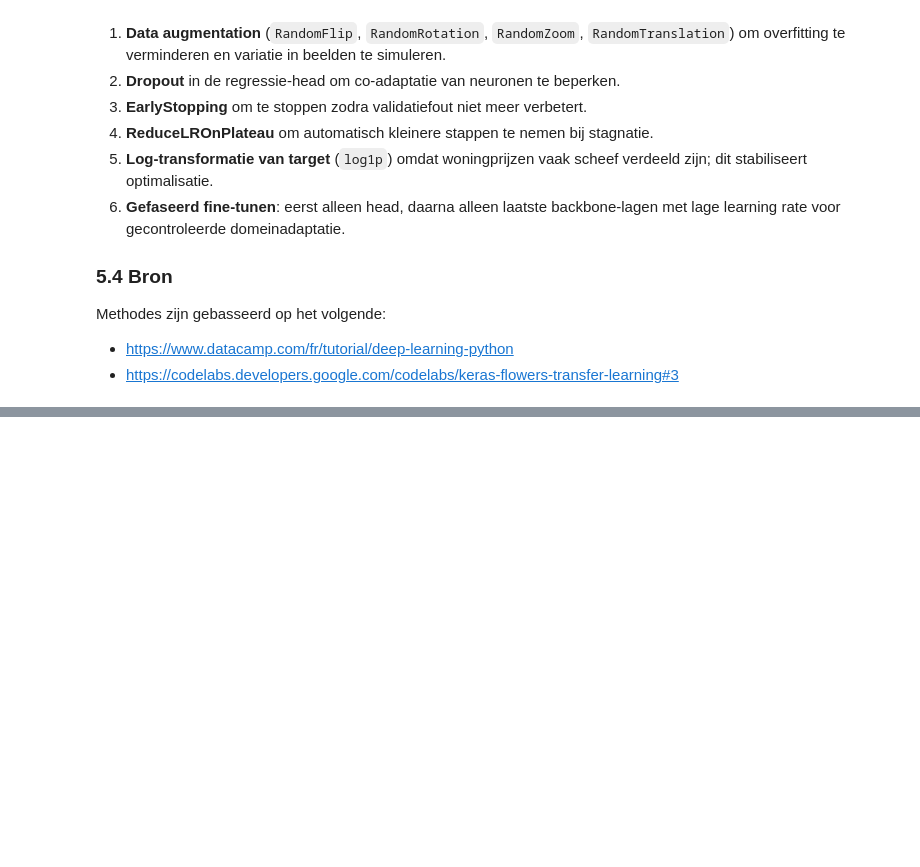
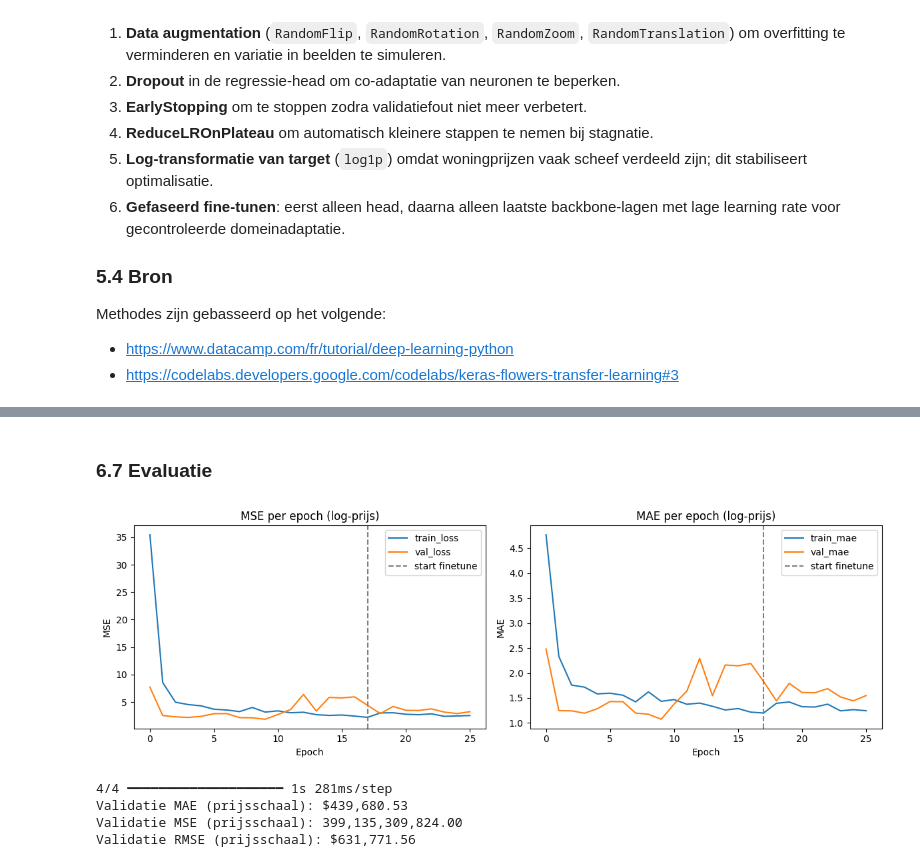
Before and after one commit to imranfunna/Deep-Learning, a Jupyter notebook: Opdracht 1/notebook.ipynb, the cells around one changed output, grey strips where cells are left out. Drawn from its saved outputs; the diff is of its cells as text; code cells hidden in the pictures; blank space fills up the shorter version.

```diff
--- a/Opdracht 1/notebook.ipynb
+++ b/Opdracht 1/notebook.ipynb
@@ -999,0 +1310,67 @@ Methodes zijn gebasseerd op het volgende:
+# %% [markdown]
+### 6.7 Evaluatie
+# %%
+mm_frozen_loss = history_mm_frozen.history['loss']
+mm_frozen_val_loss = history_mm_frozen.history['val_loss']
+mm_frozen_mae = history_mm_frozen.history['mae']
+mm_frozen_val_mae = history_mm_frozen.history['val_mae']
+
+if 'history_mm_finetune' in globals():
+    mm_finetune_loss = history_mm_finetune.history['loss']
+    mm_finetune_val_loss = history_mm_finetune.history['val_loss']
+    mm_finetune_mae = history_mm_finetune.history['mae']
+    mm_finetune_val_mae = history_mm_finetune.history['val_mae']
+
+    mm_all_loss = mm_frozen_loss + mm_finetune_loss
+    mm_all_val_loss = mm_frozen_val_loss + mm_finetune_val_loss
+    mm_all_mae = mm_frozen_mae + mm_finetune_mae
+    mm_all_val_mae = mm_frozen_val_mae + mm_finetune_val_mae
+    mm_split_epoch = len(mm_frozen_loss) - 1
+else:
+    mm_all_loss = mm_frozen_loss
+    mm_all_val_loss = mm_frozen_val_loss
+    mm_all_mae = mm_frozen_mae
+    mm_all_val_mae = mm_frozen_val_mae
+    mm_split_epoch = None
+
+fig, axes = plt.subplots(1, 2, figsize=(12, 4))
+
+axes[0].plot(mm_all_loss, label='train_loss')
+axes[0].plot(mm_all_val_loss, label='val_loss')
+if mm_split_epoch is not None:
+    axes[0].axvline(mm_split_epoch, color='gray', linestyle='--', label='start finetune')
+axes[0].set_title('MSE per epoch (log-prijs)')
+axes[0].set_xlabel('Epoch')
+axes[0].set_ylabel('MSE')
+axes[0].legend()
+
+axes[1].plot(mm_all_mae, label='train_mae')
+axes[1].plot(mm_all_val_mae, label='val_mae')
+if mm_split_epoch is not None:
+    axes[1].axvline(mm_split_epoch, color='gray', linestyle='--', label='start finetune')
+axes[1].set_title('MAE per epoch (log-prijs)')
+axes[1].set_xlabel('Epoch')
+axes[1].set_ylabel('MAE')
+axes[1].legend()
+
+plt.tight_layout()
+plt.show()
+
+# Eval
+mm_val_pred_log = multimodal_model.predict(mm_val_ds).reshape(-1)
+mm_val_pred_price = np.expm1(mm_val_pred_log)
+mm_val_true_price = np.expm1(mm_y_val_log)
+
+mm_val_mse_price = mean_squared_error(mm_val_true_price, mm_val_pred_price)
+mm_val_mae_price = mean_absolute_error(mm_val_true_price, mm_val_pred_price)
+mm_val_rmse_price = np.sqrt(mm_val_mse_price)
+
+print(f'MAE): ${mm_val_mae_price:,.2f}')
+print(f'MSE: ${mm_val_mse_price:,.2f}')
+print(f'RMSE: ${mm_val_rmse_price:,.2f}')
+# %% [output]
+[figure, added]
+4/4 ━━━━━━━━━━━━━━━━━━━━ 1s 281ms/step
+Validatie MAE (prijsschaal): $439,680.53
+Validatie MSE (prijsschaal): 399,135,309,824.00
+Validatie RMSE (prijsschaal): $631,771.56
```
Also changed, not shown: parts of 18 cells of this notebook.
